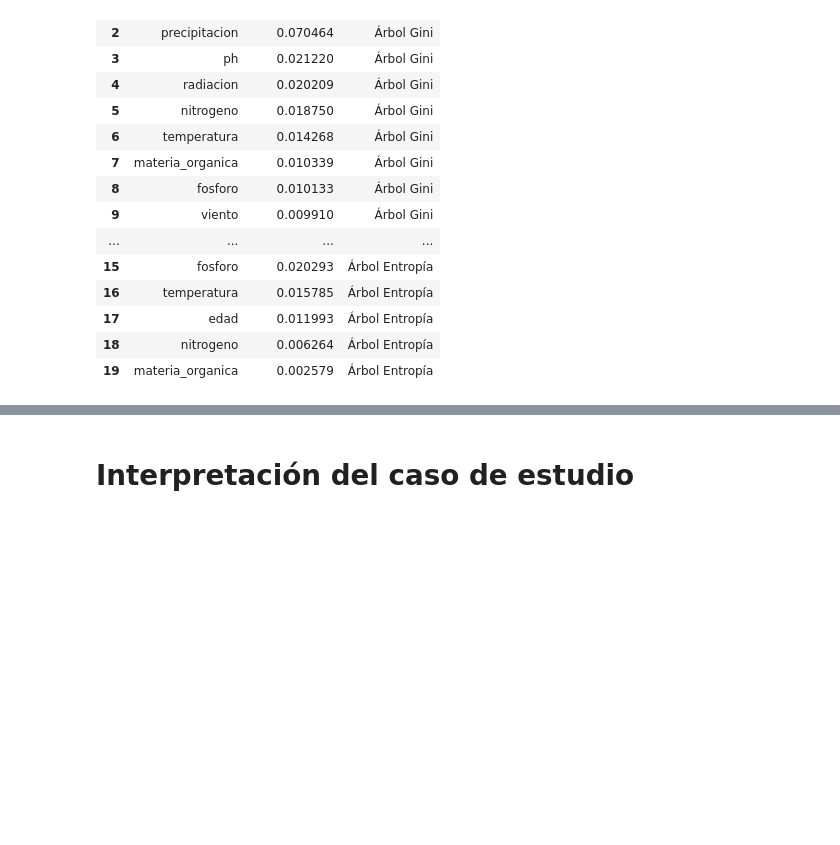
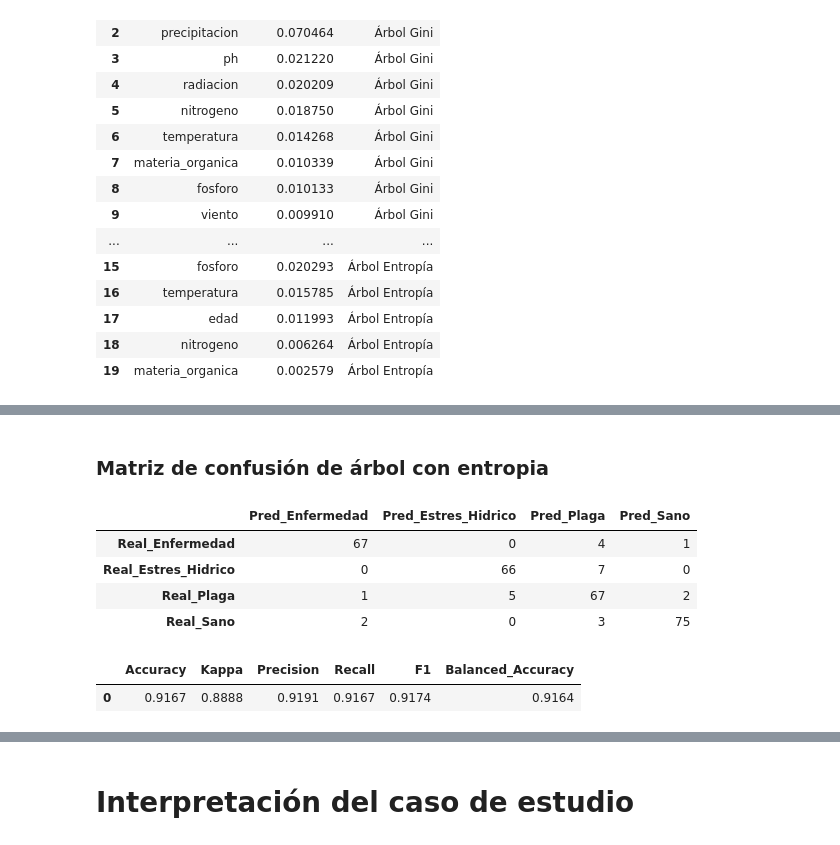
Before and after one commit to rpizarrog/Libro-Aprendizaje-Automatico.-Casos-de-Estudio-con-R-y-Python, a Jupyter notebook: Python NoteBooks/CASO_ARBOLES_DE_CLASIFICACION_RANDOM_FOREST_Y_REGRESION_LOGISTICAS_PARA_DATOS_DE_SALUD_ARBOLES.ipynb, the cells around one changed output, grey strips where cells are left out. Drawn from its saved outputs; the diff is of its cells as text; code cells hidden in the pictures; blank space fills up the shorter version.

```diff
--- a/Python NoteBooks/CASO_ARBOLES_DE_CLASIFICACION_RANDOM_FOREST_Y_REGRESION_LOGISTICAS_PARA_DATOS_DE_SALUD_ARBOLES.ipynb
+++ b/Python NoteBooks/CASO_ARBOLES_DE_CLASIFICACION_RANDOM_FOREST_Y_REGRESION_LOGISTICAS_PARA_DATOS_DE_SALUD_ARBOLES.ipynb
@@ -2035,0 +2313,20 @@ variables
+# %% [markdown]
+### Matriz de confusión de árbol con entropia
+# %%
+matriz_entropia = f_matriz_confusion(
+    modelo=modelo_AC_entropia,
+    datos_validacion=datos_validacion,
+    variable_dependiente="salud"
+)
+matriz_entropia["matriz_confusion"]
+# %% [output]
+|  | Pred_Enfermedad | Pred_Estres_Hidrico | Pred_Plaga | Pred_Sano |
+| Real_Enfermedad | 67 | 0 | 4 | 1 |
+| Real_Estres_Hidrico | 0 | 66 | 7 | 0 |
+| Real_Plaga | 1 | 5 | 67 | 2 |
+| Real_Sano | 2 | 0 | 3 | 75 |
+# %%
+matriz_entropia["estadisticos"]
+# %% [output]
+|  | Accuracy | Kappa | Precision | Recall | F1 | Balanced_Accuracy |
+| 0 | 0.9167 | 0.8888 | 0.9191 | 0.9167 | 0.9174 | 0.9164 |
```
Also changed, not shown: parts of 17 cells of this notebook.
